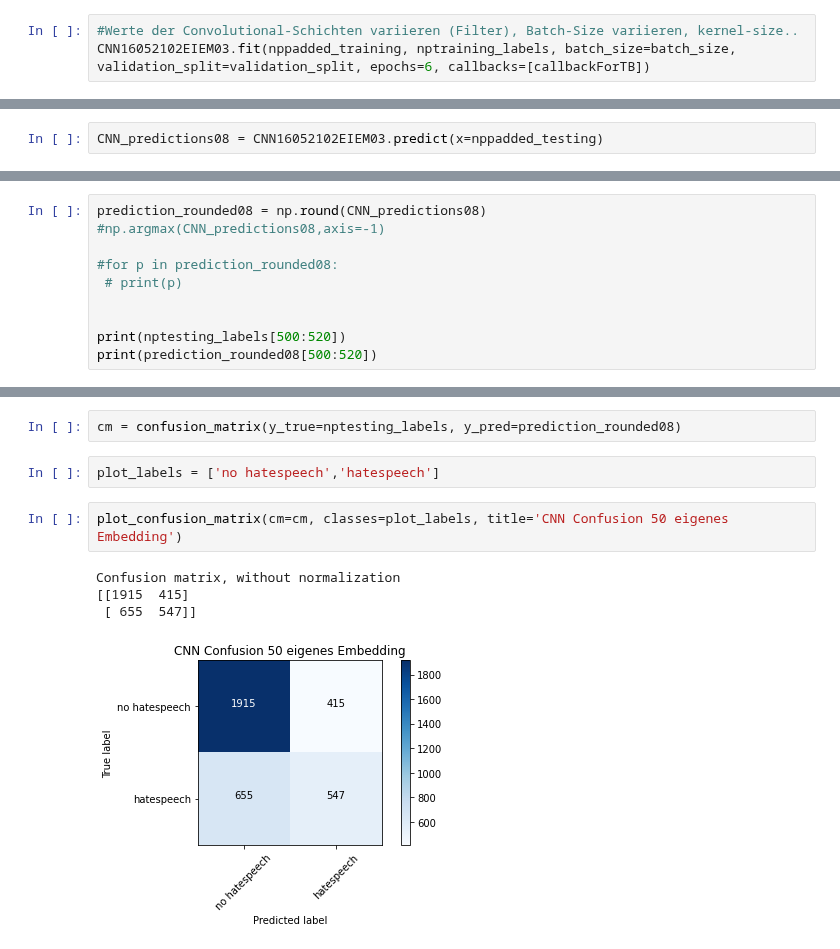
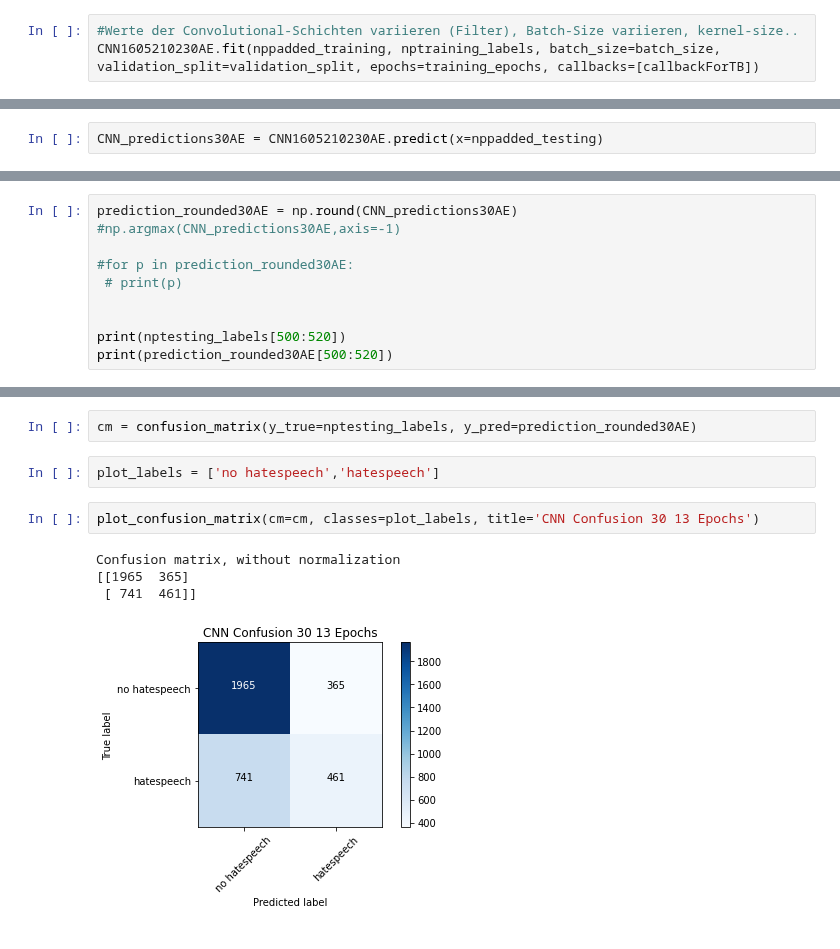
Before and after one commit to BiancaStadl/ProjektarbeitML, a Jupyter notebook: CNN_embedded.ipynb, the cells around one changed output, grey strips where cells are left out. Cells and saved outputs as stored; diff of their text form.

Commit message:
CNN 30 and 13 epochs

```diff
--- a/CNN_embedded.ipynb
+++ b/CNN_embedded.ipynb
@@ -532,5 +532,5 @@ batch_size = 40
 validation_split=0.2
 # %%
 #Werte der Convolutional-Schichten variieren (Filter), Batch-Size variieren, kernel-size..
-CNN16052102EIEM03.fit(nppadded_training, nptraining_labels, batch_size=batch_size, validation_split=validation_split, epochs=6, callbacks=[callbackForTB])
+CNN1605210230AE.fit(nppadded_training, nptraining_labels, batch_size=batch_size, validation_split=validation_split, epochs=training_epochs, callbacks=[callbackForTB])
 # %% [output]
@@ -561,5 +566,5 @@ metrics_f1) = CNN16052102EIEM03.evaluate(nppadded_testing, nptesting_labels, ver
 make some predictions of test data and save it to variable. verbose=0 -> do not generate output
 Gute Quelle: https://deeplizard.com/learn/video/2f-NjDUvZIE
 # %%
-CNN_predictions08 = CNN16052102EIEM03.predict(x=nppadded_testing)
+CNN_predictions30AE = CNN1605210230AE.predict(x=nppadded_testing)
 # %%
@@ -568,15 +573,15 @@ CNN_predictions08 = CNN16052102EIEM03.predict(x=nppadded_testing)
 # %% [markdown]
 rounded predictions: give prediction value of most likely prediction (0 or 1). Printing the output of rounded prediction shows the prediction made by the model on the data (which output is most likely)
 # %%
-prediction_rounded08 = np.round(CNN_predictions08)
-#np.argmax(CNN_predictions08,axis=-1)
+prediction_rounded30AE = np.round(CNN_predictions30AE)
+#np.argmax(CNN_predictions30AE,axis=-1)
 
-#for p in prediction_rounded08:
+#for p in prediction_rounded30AE:
  # print(p)
 
 
 print(nptesting_labels[500:520])
-print(prediction_rounded08[500:520])
+print(prediction_rounded30AE[500:520])
 # %% [output]
 [0 0 0 0 0 0 1 0 0 0 0 1 0 0 0 1 0 1 0 1]
 [[0.]
@@ -637,13 +642,13 @@ def plot_confusion_matrix(cm, classes,
     plt.ylabel('True label')
     plt.xlabel('Predicted label')
 # %%
-cm = confusion_matrix(y_true=nptesting_labels, y_pred=prediction_rounded08)
+cm = confusion_matrix(y_true=nptesting_labels, y_pred=prediction_rounded30AE)
 # %%
 plot_labels = ['no hatespeech','hatespeech']
 # %%
-plot_confusion_matrix(cm=cm, classes=plot_labels, title='CNN Confusion 50 eigenes Embedding')
+plot_confusion_matrix(cm=cm, classes=plot_labels, title='CNN Confusion 30 13 Epochs')
 # %% [output]
 Confusion matrix, without normalization
-[[1915  415]
- [ 655  547]]
+[[1965  365]
+ [ 741  461]]
-[figure, old version]
+[figure, new version]
```
Also changed, not shown: parts of 8 cells of this notebook.
